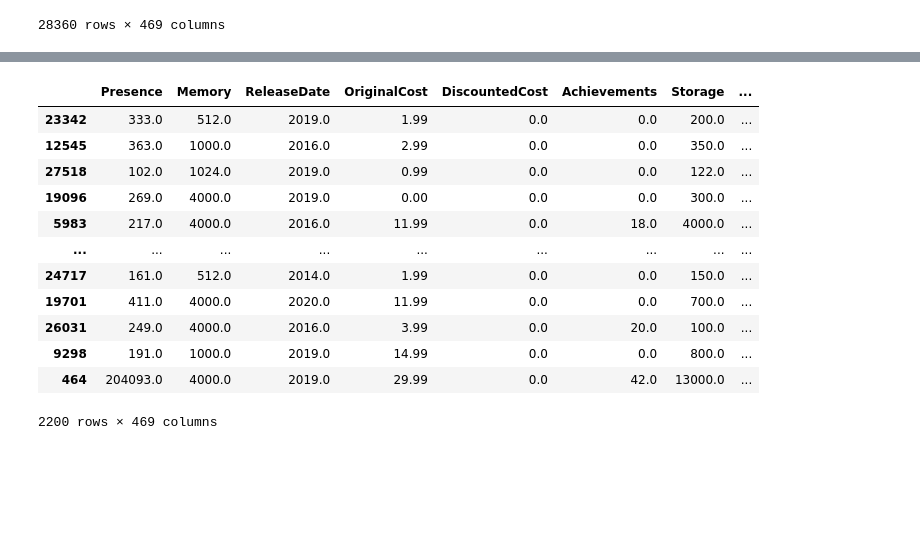
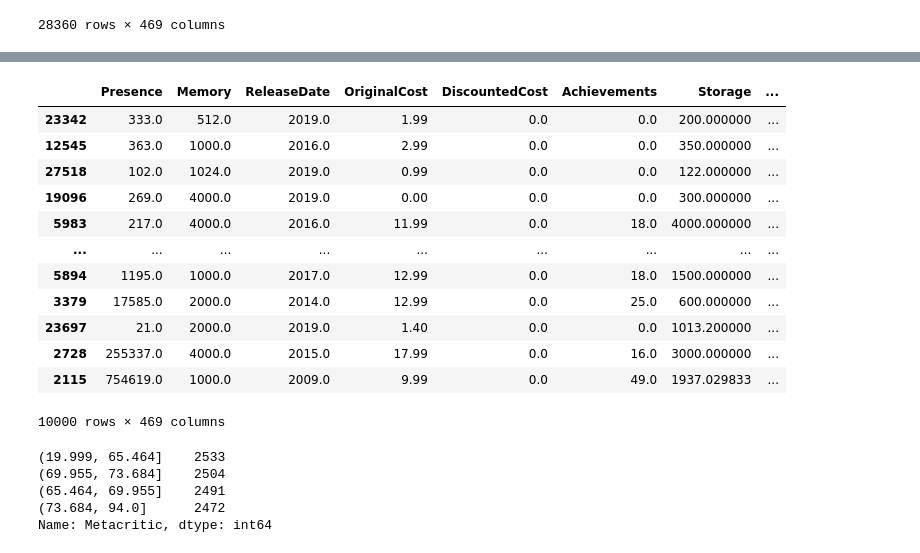
Before and after one commit to Asocsar/MD, a Jupyter notebook: Second_Part/Preprocesing-KNN.ipynb, the cells around one changed output, grey strips where cells are left out. Drawn from its saved outputs; the diff is of its cells as text; code cells hidden in the pictures; blank space fills up the shorter version.

```diff
--- a/Second_Part/Preprocesing-KNN.ipynb
+++ b/Second_Part/Preprocesing-KNN.ipynb
@@ -434,22 +458,28 @@ data['Metacritic'].value_counts()
 # %%
 rand.seed(random)
 x = [y for y in range(len(data))]
-x = rand.sample(x, 2200)
+x = rand.sample(x, 10000)
 data = data.iloc[x]
 data
 # %% [output]
 |  | Presence | Memory | ReleaseDate | OriginalCost | DiscountedCost | Achievements | Storage | ... |
-| 23342 | 333.0 | 512.0 | 2019.0 | 1.99 | 0.0 | 0.0 | 200.0 | ... |
-| 12545 | 363.0 | 1000.0 | 2016.0 | 2.99 | 0.0 | 0.0 | 350.0 | ... |
-| 27518 | 102.0 | 1024.0 | 2019.0 | 0.99 | 0.0 | 0.0 | 122.0 | ... |
-| 19096 | 269.0 | 4000.0 | 2019.0 | 0.00 | 0.0 | 0.0 | 300.0 | ... |
-| 5983 | 217.0 | 4000.0 | 2016.0 | 11.99 | 0.0 | 18.0 | 4000.0 | ... |
+| 23342 | 333.0 | 512.0 | 2019.0 | 1.99 | 0.0 | 0.0 | 200.000000 | ... |
+| 12545 | 363.0 | 1000.0 | 2016.0 | 2.99 | 0.0 | 0.0 | 350.000000 | ... |
+| 27518 | 102.0 | 1024.0 | 2019.0 | 0.99 | 0.0 | 0.0 | 122.000000 | ... |
+| 19096 | 269.0 | 4000.0 | 2019.0 | 0.00 | 0.0 | 0.0 | 300.000000 | ... |
+| 5983 | 217.0 | 4000.0 | 2016.0 | 11.99 | 0.0 | 18.0 | 4000.000000 | ... |
 | ... | ... | ... | ... | ... | ... | ... | ... | ... |
-| 24717 | 161.0 | 512.0 | 2014.0 | 1.99 | 0.0 | 0.0 | 150.0 | ... |
-| 19701 | 411.0 | 4000.0 | 2020.0 | 11.99 | 0.0 | 0.0 | 700.0 | ... |
-| 26031 | 249.0 | 4000.0 | 2016.0 | 3.99 | 0.0 | 20.0 | 100.0 | ... |
-| 9298 | 191.0 | 1000.0 | 2019.0 | 14.99 | 0.0 | 0.0 | 800.0 | ... |
-| 464 | 204093.0 | 4000.0 | 2019.0 | 29.99 | 0.0 | 42.0 | 13000.0 | ... |
+| 5894 | 1195.0 | 1000.0 | 2017.0 | 12.99 | 0.0 | 18.0 | 1500.000000 | ... |
+| 3379 | 17585.0 | 2000.0 | 2014.0 | 12.99 | 0.0 | 25.0 | 600.000000 | ... |
+| 23697 | 21.0 | 2000.0 | 2019.0 | 1.40 | 0.0 | 0.0 | 1013.200000 | ... |
+| 2728 | 255337.0 | 4000.0 | 2015.0 | 17.99 | 0.0 | 16.0 | 3000.000000 | ... |
+| 2115 | 754619.0 | 1000.0 | 2009.0 | 9.99 | 0.0 | 49.0 | 1937.029833 | ... |
-2200 rows × 469 columns
+10000 rows × 469 columns
 # %%
 data['Metacritic'].value_counts()
+# %% [output]
+(19.999, 65.464]    2533
+(69.955, 73.684]    2504
+(65.464, 69.955]    2491
+(73.684, 94.0]      2472
+Name: Metacritic, dtype: int64
```
Also changed, not shown: parts of 9 cells of this notebook, 1 other file.
